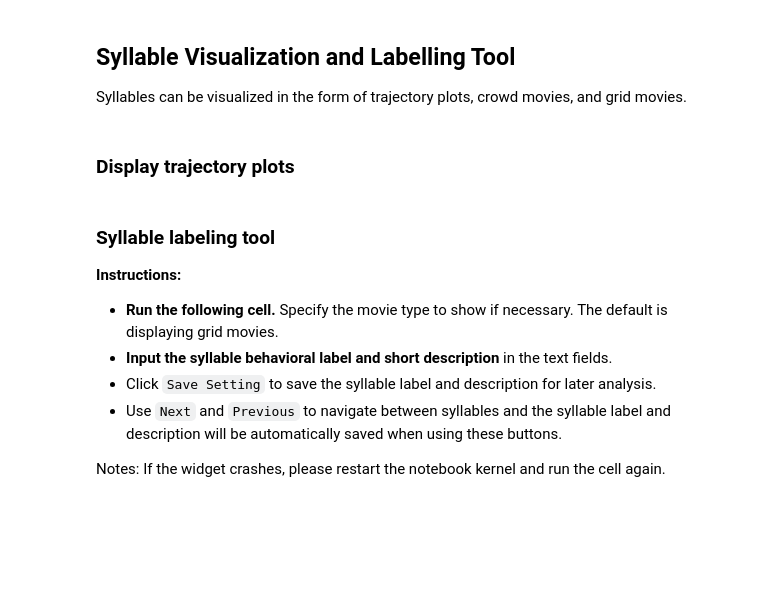
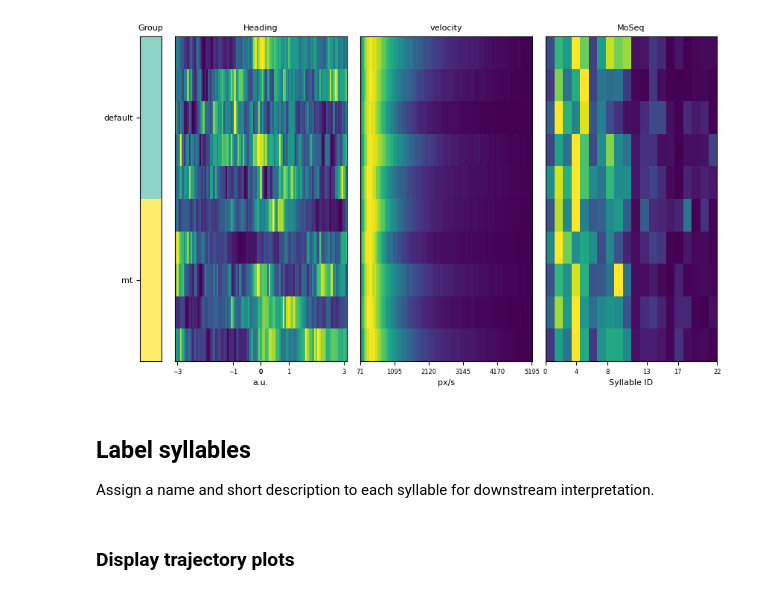
Before and after one commit to dattalab/keypoint-moseq, a Jupyter notebook: docs/source/analysis.ipynb, the cells around one changed output. Cells and saved outputs as stored; diff of their text form; code cells hidden in the pictures; blank space fills up the shorter version.

Commit message:
cleanup and modest reorg of analysis code and notebook

```diff
--- a/docs/source/analysis.ipynb
+++ b/docs/source/analysis.ipynb
@@ -26,5 +25,5 @@ Set up the variable for the path to the project directorry and the model name.
 # %%
 import keypoint_moseq as kpms
 
-model_dirname='model_dir' # model directory name for the model to analyze
-project_dir='./demo_project' # the full path to the project directory
+project_dir='demo_project' # the full path to the project directory
+model_dirname='2023_05_23-15_19_03' # name of the model to analyze
@@ -76,0 +51,5 @@ print('DataFrame is saved:', os.path.join(save_dir, filename))
+# %%
+moseq_df = kpms.compute_moseq_df(project_dir, model_dirname)
+
+print('Generated moseq_df with shape', moseq_df.shape)
+moseq_df.head()
@@ -77,9 +73,10 @@ print('DataFrame is saved:', os.path.join(save_dir, filename))
 # %%
-stats_df=kpms.compute_stats_df(
-                               moseq_df, threshold=0.005, # threshold for syllable usage to include in the dataframe
-                               groupby=['group', 'file_name'], # the column(s) to group the dataframe by
-                               fps=30, # frame rate of the video
-                               syll_key='syllables_reindexed', # syllable key ('syllables' or 'syllables_reindexed')
-                               normalize=True) # syllable usages within one session add up to 1 when True
-print('The shape of stats_df', stats_df.shape)
+stats_df = kpms.compute_stats_df(
+    moseq_df,
+    threshold=0.005,           # threshold frequency for including a syllable in the dataframe
+    groupby=['group', 'name'], # column(s) to group the dataframe by
+    fps=30                     # frame rate of the video from which keypoints were inferred
+)
+
+print('Generated stats_df with shape', stats_df.shape)
 stats_df.head()
@@ -99,15 +102,16 @@ Fingerprints summarize behavior by showing distributions of scalars (eg. positio
 # %%
 summary, range_dict = kpms.create_fingerprint_dataframe(moseq_df, stats_df,
                                                         stat_type='mean', # the type of statistics to plot ("mean", "min", or "max")
                                                         n_bins=100, # the number fo bins that indicates resolution of distribution
                                                         range_type='robust') # range type for stats, robust filters out top and bottom 1% ("robust" or "full")
-kpms.plotting_fingerprint(summary, range_dict,
-                          save_dir=save_dir, # path to the directory to save the figure
-                          figsize=(5, 8), # the size of the figure
-                          fontsize=5, # the fontsize of the figure
-                          preprocessor_type='minmax') # data preprocessor for the fingerprint ("minmax", "standard", or "none")
+kpms.plot_fingerprint(summary, range_dict,
+                      figsize=(10, 6), # the size of the figure
+                      preprocessor_type='minmax') # data preprocessor for the fingerprint ("minmax", "standard", or "none")
+# %% [output]
+[figure, added]
-# %% [markdown]
-##  Syllable Visualization and Labelling Tool
-Syllables can be visualized in the form of trajectory plots, crowd movies, and grid movies.
+# %% [markdown]
+##  Label syllables
+
+Assign a name and short description to each syllable for downstream interpretation.
 # %% [markdown]
 ### Display trajectory plots
@@ -118,10 +117,0 @@ kpms.show_trajectory_gif(project_dir, model_dirname,
-# %% [markdown]
-### Syllable labeling tool
-
-**Instructions:**
-- **Run the following cell.** Specify the movie type to show if necessary. The default is displaying grid movies.
-- **Input the syllable behavioral label and short description** in the text fields.
-- Click `Save Setting` to save the syllable label and description for later analysis.
-- Use `Next` and `Previous` to navigate between syllables and the syllable label and description will be automatically saved when using these buttons.
-
-Notes: If the widget crashes, please restart the notebook kernel and run the cell again.
```
Also changed, not shown: parts of 42 cells of this notebook, 4 other files.
